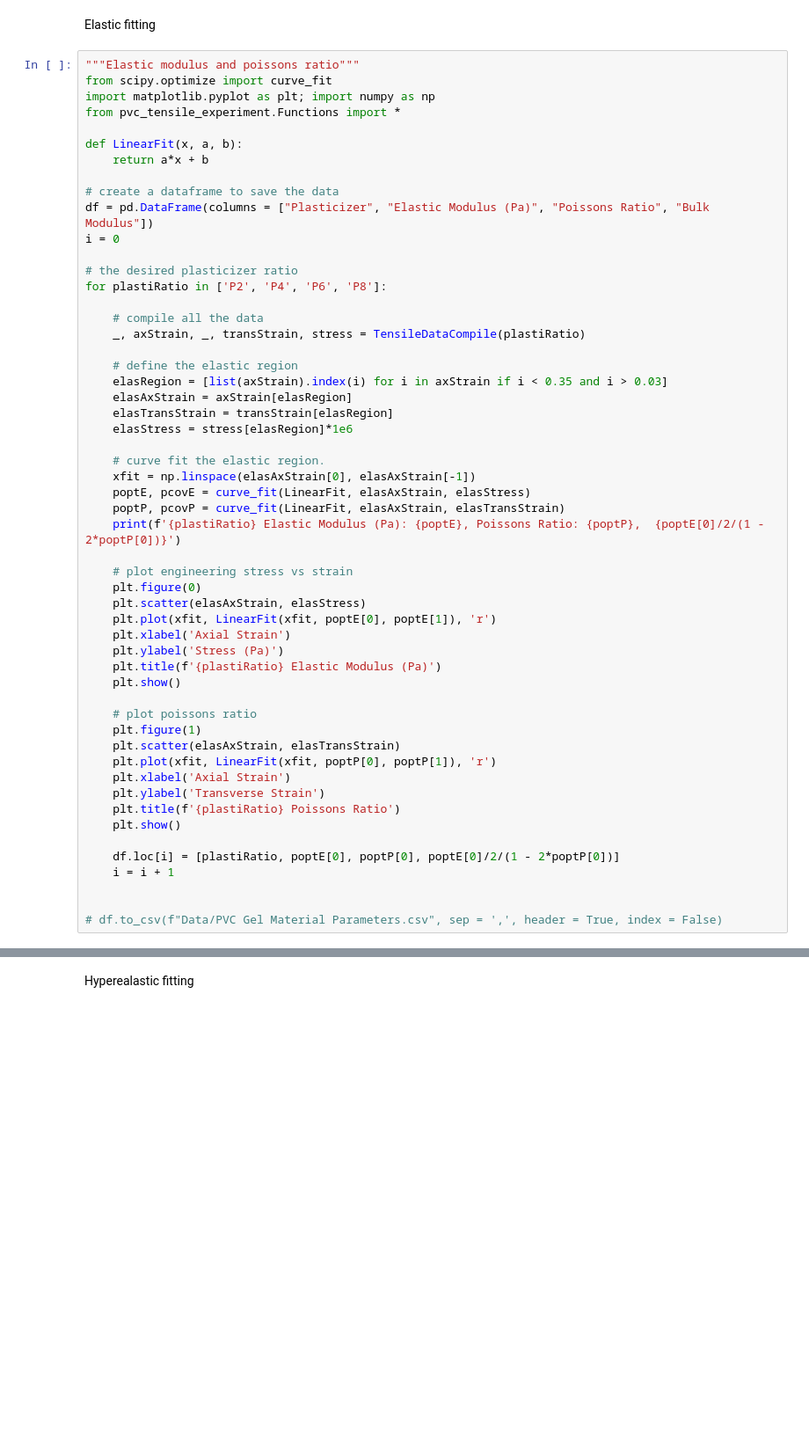
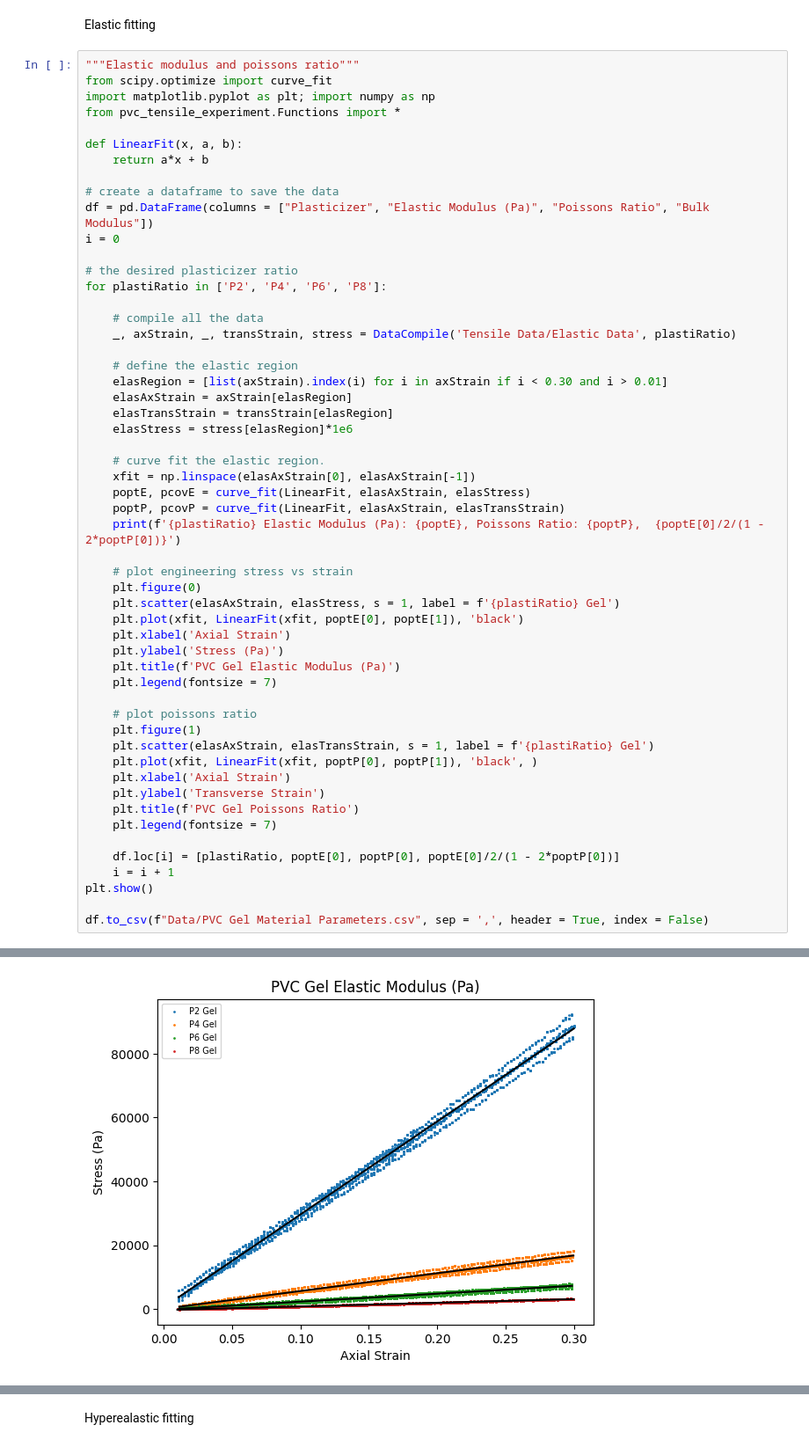
Before and after one commit to TheDuckenEngineer/PVC-Tensile-Experiment, a Jupyter notebook: Elastic, Hyperelastic, and Viscoelastic fitting.ipynb, the cells around one changed output, grey strips where cells are left out. Shown: that part at 88% size. Drawn from its saved outputs; the diff is of its cells as text; blank space fills up the shorter version.

Commit message:
updated the data viewer and reprocessed the data sets by elastic and hyperelastic configurations

```diff
--- a/Elastic, Hyperelastic, and Viscoelastic fitting.ipynb
+++ b/Elastic, Hyperelastic, and Viscoelastic fitting.ipynb
@@ -50,10 +50,10 @@ i = 0
 for plastiRatio in ['P2', 'P4', 'P6', 'P8']:
 
     # compile all the data
-    _, axStrain, _, transStrain, stress = TensileDataCompile(plastiRatio)
+    _, axStrain, _, transStrain, stress = DataCompile('Tensile Data/Elastic Data', plastiRatio)
 
     # define the elastic region
-    elasRegion = [list(axStrain).index(i) for i in axStrain if i < 0.35 and i > 0.03]
+    elasRegion = [list(axStrain).index(i) for i in axStrain if i < 0.30 and i > 0.01]
     elasAxStrain = axStrain[elasRegion]
     elasTransStrain = transStrain[elasRegion]
     elasStress = stress[elasRegion]*1e6
@@ -66,24 +66,25 @@ for plastiRatio in ['P2', 'P4', 'P6', 'P8']:
 
     # plot engineering stress vs strain
     plt.figure(0)
-    plt.scatter(elasAxStrain, elasStress)
-    plt.plot(xfit, LinearFit(xfit, poptE[0], poptE[1]), 'r')
+    plt.scatter(elasAxStrain, elasStress, s = 1, label = f'{plastiRatio} Gel')
+    plt.plot(xfit, LinearFit(xfit, poptE[0], poptE[1]), 'black')
     plt.xlabel('Axial Strain')
     plt.ylabel('Stress (Pa)')
-    plt.title(f'{plastiRatio} Elastic Modulus (Pa)')
-    plt.show()
+    plt.title(f'PVC Gel Elastic Modulus (Pa)')
+    plt.legend(fontsize = 7)
 
     # plot poissons ratio
     plt.figure(1)
-    plt.scatter(elasAxStrain, elasTransStrain)
-    plt.plot(xfit, LinearFit(xfit, poptP[0], poptP[1]), 'r')
+    plt.scatter(elasAxStrain, elasTransStrain, s = 1, label = f'{plastiRatio} Gel')
+    plt.plot(xfit, LinearFit(xfit, poptP[0], poptP[1]), 'black', )
     plt.xlabel('Axial Strain')
     plt.ylabel('Transverse Strain')
-    plt.title(f'{plastiRatio} Poissons Ratio')
-    plt.show()
+    plt.title(f'PVC Gel Poissons Ratio')
+    plt.legend(fontsize = 7)
 
     df.loc[i] = [plastiRatio, poptE[0], poptP[0], poptE[0]/2/(1 - 2*poptP[0])]
     i = i + 1
+plt.show()
 
-
-# df.to_csv(f"Data/PVC Gel Material Parameters.csv", sep = ',', header = True, index = False)
+df.to_csv(f"Data/PVC Gel Material Parameters.csv", sep = ',', header = True, index = False)
+# %% [output]
@@ -89,0 +95 @@ for plastiRatio in ['P2', 'P4', 'P6', 'P8']:
+[figure, added]
```
Also changed, not shown: parts of 9 cells of this notebook, 8 other files.
